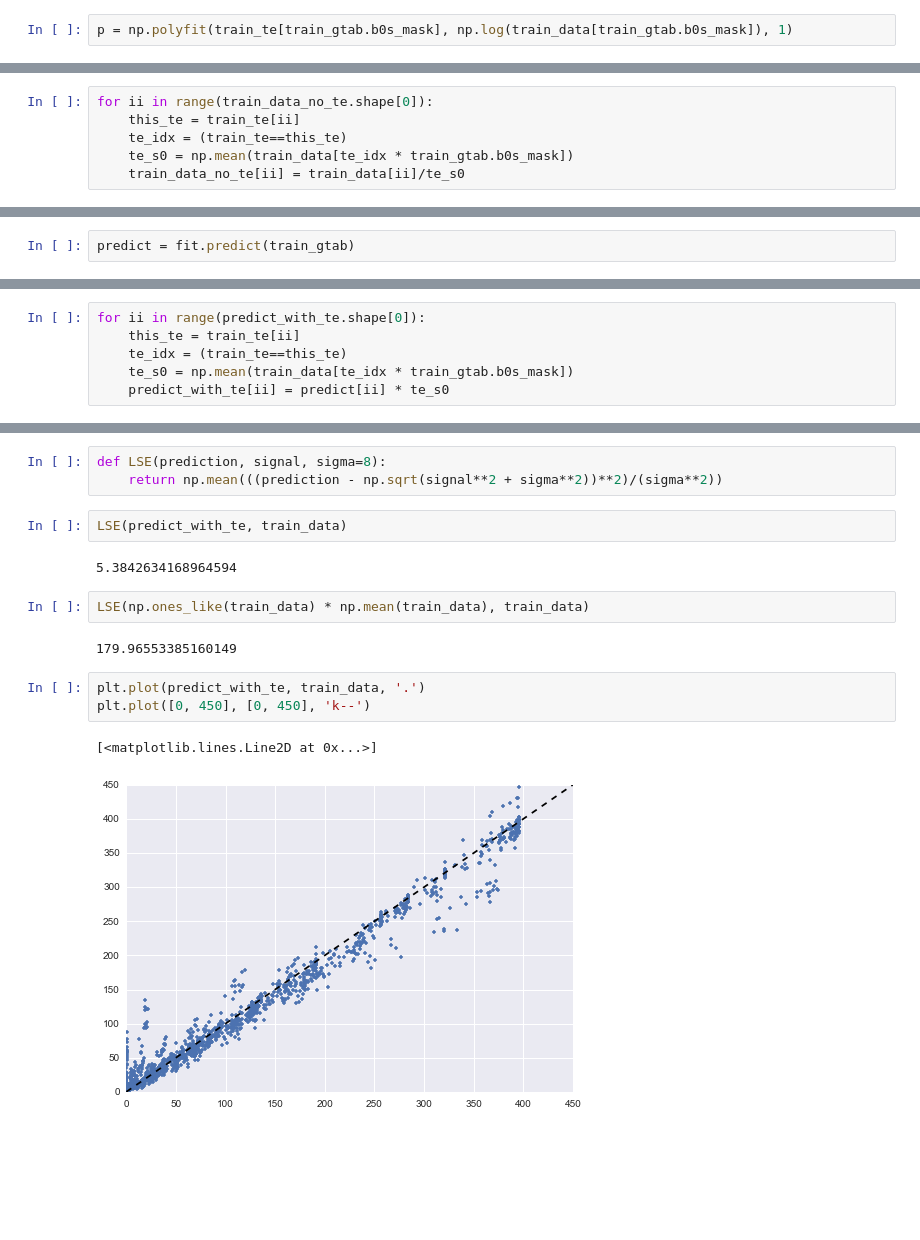
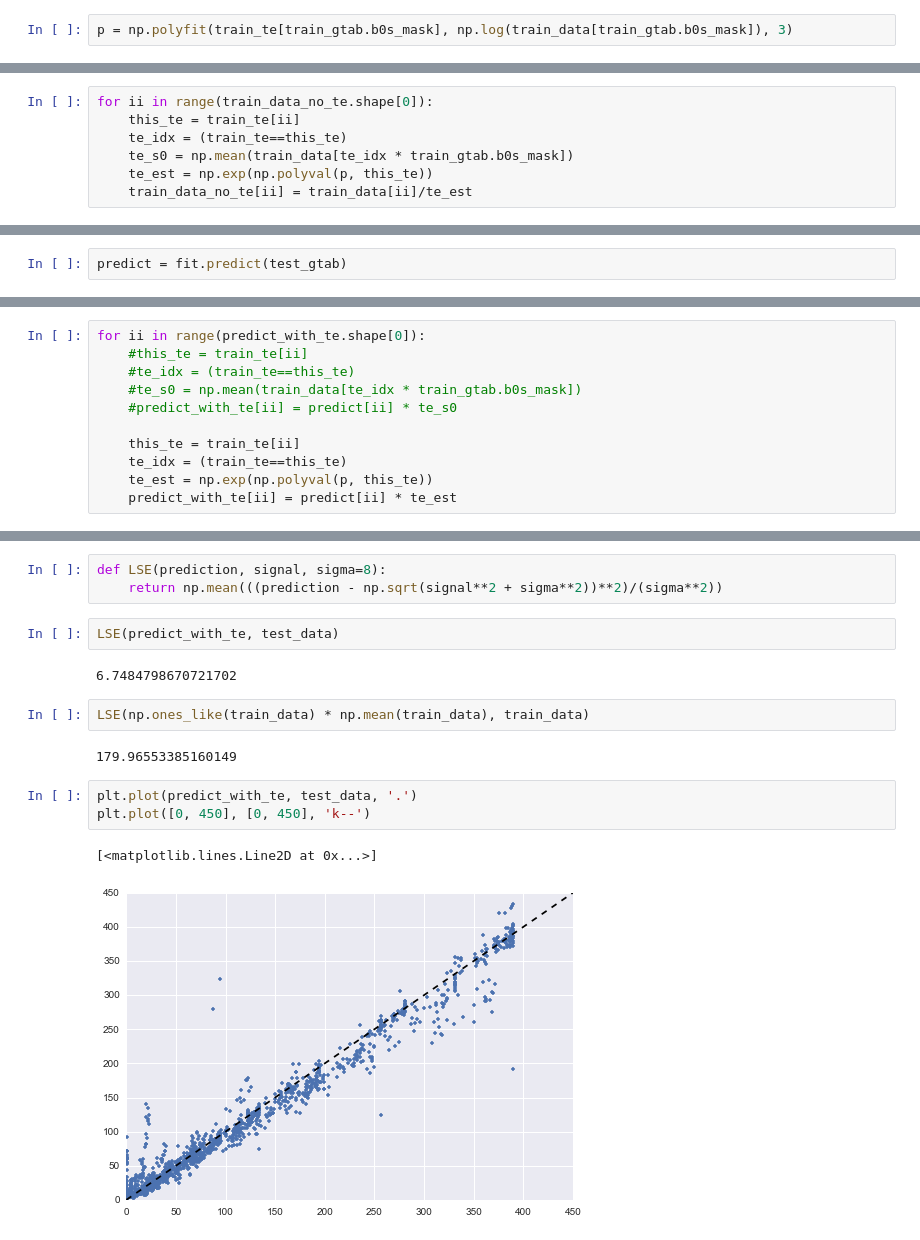
Before and after one commit to arokem/ISBI2015, a Jupyter notebook: ModelingTE.ipynb, the cells around one changed output, grey strips where cells are left out. Cells and saved outputs as stored; diff of their text form; blank space fills up the shorter version.

```diff
--- a/ModelingTE.ipynb
+++ b/ModelingTE.ipynb
@@ -54,6 +33,6 @@ train_gtab = grad.gradient_table(train_bvals, train_bvecs, big_delta=train_Delta
 # %%
 train_s0 = train_data[train_gtab.b0s_mask]
 # %%
-p = np.polyfit(train_te[train_gtab.b0s_mask], np.log(train_data[train_gtab.b0s_mask]), 1)
+p = np.polyfit(train_te[train_gtab.b0s_mask], np.log(train_data[train_gtab.b0s_mask]), 3)
 # %%
 plt.plot(train_te, train_data, '.')
@@ -69,7 +57,8 @@ for ii in range(train_data_no_te.shape[0]):
     this_te = train_te[ii]
     te_idx = (train_te==this_te)
     te_s0 = np.mean(train_data[te_idx * train_gtab.b0s_mask])
-    train_data_no_te[ii] = train_data[ii]/te_s0
+    te_est = np.exp(np.polyval(p, this_te))
+    train_data_no_te[ii] = train_data[ii]/te_est
 # %%
 plt.plot(train_te[train_gtab.b0s_mask], train_data_no_te[train_gtab.b0s_mask], '.')
 # %% [output]
@@ -88,11 +72,16 @@ array([ 402.8685,  366.    ,  388.    , ...,    6.6329,    4.8286,
 # %%
-predict = fit.predict(train_gtab)
+predict = fit.predict(test_gtab)
 # %%
 predict_with_te = np.zeros_like(predict)
 # %%
 for ii in range(predict_with_te.shape[0]):
+    #this_te = train_te[ii]
+    #te_idx = (train_te==this_te)
+    #te_s0 = np.mean(train_data[te_idx * train_gtab.b0s_mask])
+    #predict_with_te[ii] = predict[ii] * te_s0
+
     this_te = train_te[ii]
     te_idx = (train_te==this_te)
-    te_s0 = np.mean(train_data[te_idx * train_gtab.b0s_mask])
-    predict_with_te[ii] = predict[ii] * te_s0
+    te_est = np.exp(np.polyval(p, this_te))
+    predict_with_te[ii] = predict[ii] * te_est
 # %%
@@ -105,16 +94,16 @@ plt.plot(train_gtab.bvals, predict_with_te, '.')
 def LSE(prediction, signal, sigma=8):
     return np.mean(((prediction - np.sqrt(signal**2 + sigma**2))**2)/(sigma**2))
 # %%
-LSE(predict_with_te, train_data)
+LSE(predict_with_te, test_data)
 # %% [output]
-5.3842634168964594
+6.7484798670721702
 # %%
 LSE(np.ones_like(train_data) * np.mean(train_data), train_data)
 # %% [output]
 179.96553385160149
 # %%
-plt.plot(predict_with_te, train_data, '.')
+plt.plot(predict_with_te, test_data, '.')
 plt.plot([0, 450], [0, 450], 'k--')
 # %% [output]
 [<matplotlib.lines.Line2D at 0x...>]
-[figure, old version]
+[figure, new version]
```
Also changed, not shown: parts of 14 cells of this notebook, 1 other file.
